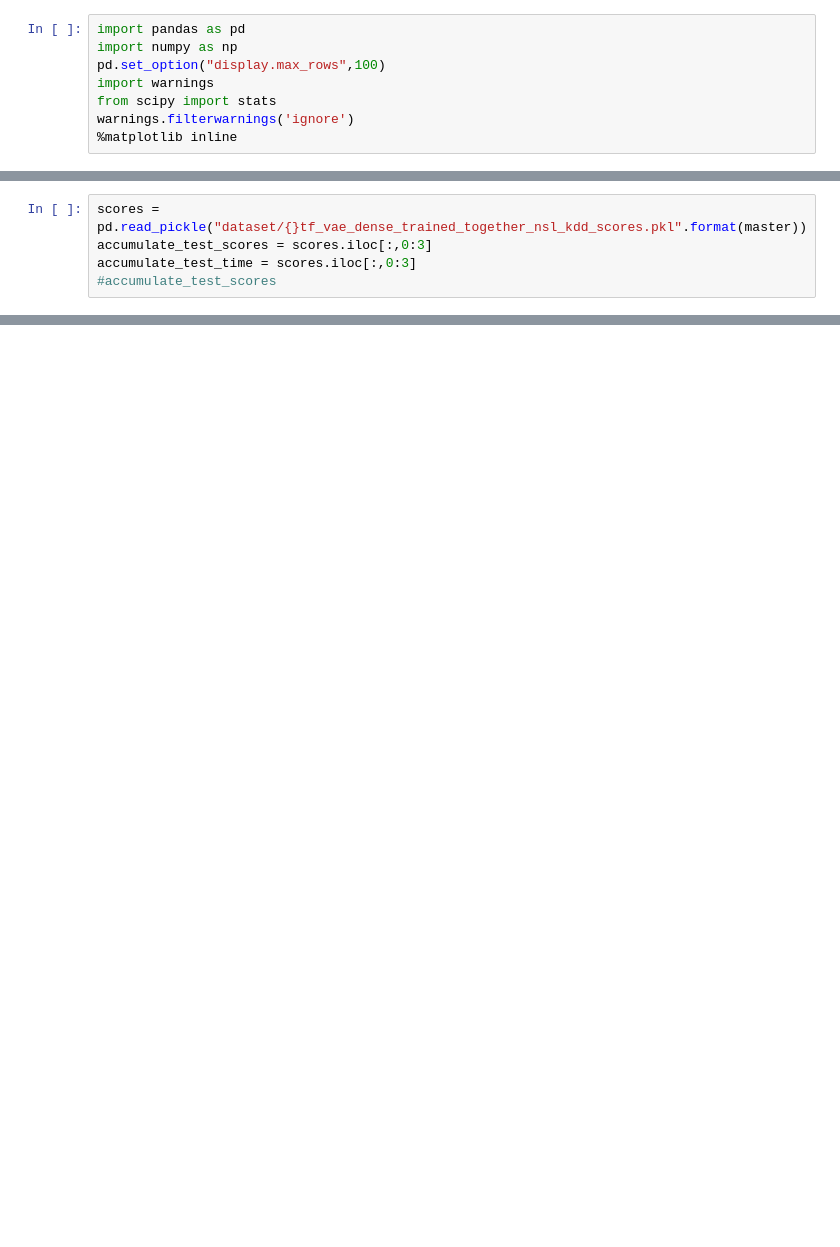
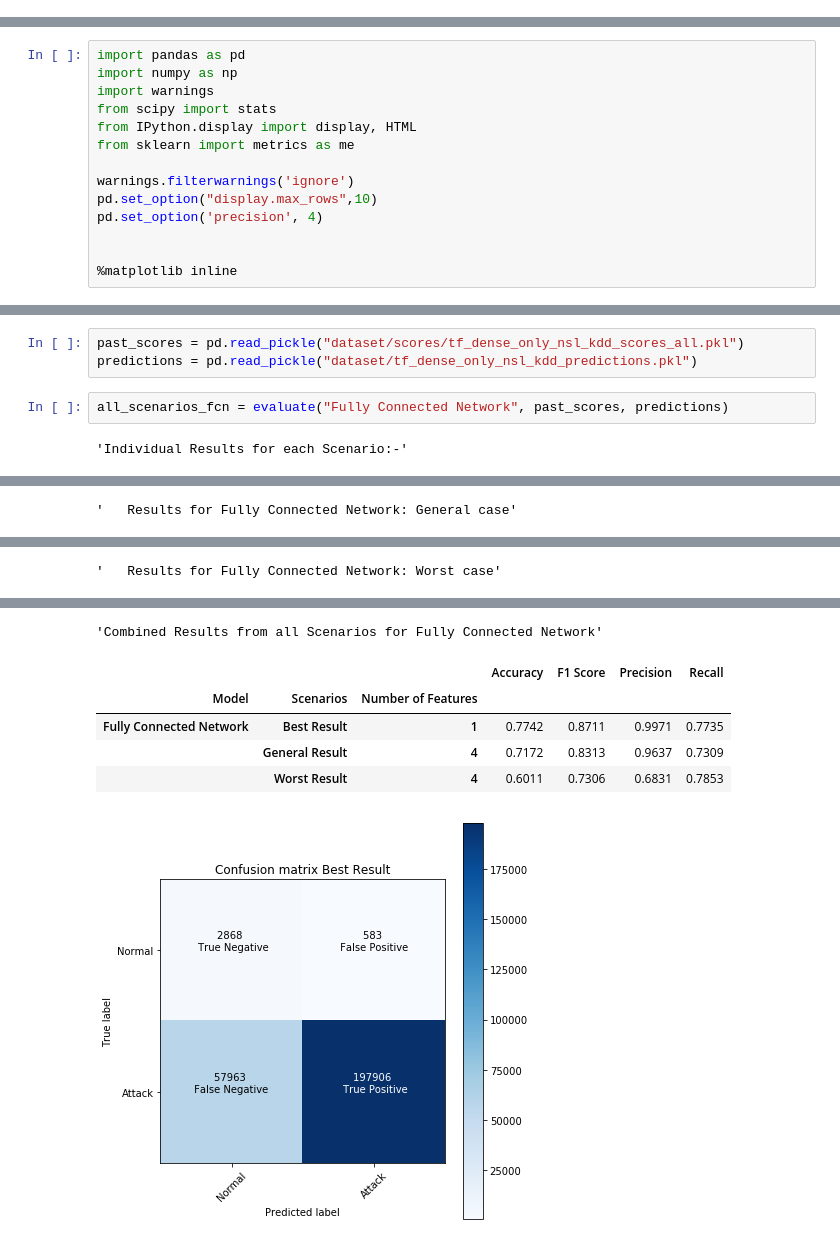
Before and after one commit to rkmalaiya/network_anomaly_detection_deep_learning, a Jupyter notebook: evaluate_scores.ipynb, the cells around one changed output, grey strips where cells are left out. Drawn from its saved outputs; the diff is of its cells as text; blank space fills up the shorter version.

Commit message:
Refactored evaluate_scores.ipynb

```diff
--- a/evaluate_scores.ipynb
+++ b/evaluate_scores.ipynb
@@ -3,8 +0,0 @@
-# %%
-import pandas as pd
-import numpy as np
-pd.set_option("display.max_rows",100)
-import warnings
-from scipy import stats
-warnings.filterwarnings('ignore')
-%matplotlib inline
@@ -78,5 +0,0 @@ def get_count(pred_value):
-# %%
-scores = pd.read_pickle("dataset/{}tf_vae_dense_trained_together_nsl_kdd_scores.pkl".format(master))
-accumulate_test_scores = scores.iloc[:,0:3]
-accumulate_test_time = scores.iloc[:,0:3]
-#accumulate_test_scores
@@ -293,0 +1,14 @@ accumulate_test_time.to_csv("dataset/{}time.csv".format(master))
+# %%
+import pandas as pd
+import numpy as np
+import warnings
+from scipy import stats
+from IPython.display import display, HTML
+from sklearn import metrics as me
+
+warnings.filterwarnings('ignore')
+pd.set_option("display.max_rows",10)
+pd.set_option('precision', 4)
+
+
+%matplotlib inline
@@ -293,0 +145,7 @@ accumulate_test_time.to_csv("dataset/{}time.csv".format(master))
+# %%
+past_scores = pd.read_pickle("dataset/scores/tf_dense_only_nsl_kdd_scores_all.pkl")
+predictions = pd.read_pickle("dataset/tf_dense_only_nsl_kdd_predictions.pkl")
+# %%
+all_scenarios_fcn = evaluate("Fully Connected Network", past_scores, predictions)
+# %% [output]
+'Individual Results for each Scenario:-'
@@ -293,0 +160 @@ accumulate_test_time.to_csv("dataset/{}time.csv".format(master))
+'   Results for Fully Connected Network: General case'
@@ -293,0 +168 @@ accumulate_test_time.to_csv("dataset/{}time.csv".format(master))
+'   Results for Fully Connected Network: Worst case'
@@ -293,0 +176,7 @@ accumulate_test_time.to_csv("dataset/{}time.csv".format(master))
+'Combined Results from all Scenarios for Fully Connected Network'
+|  |  |  | Accuracy | F1 Score | Precision | Recall |
+| Model | Scenarios | Number of Features |  |  |  |  |
+| Fully Connected Network | Best Result | 1 | 0.7742 | 0.8711 | 0.9971 | 0.7735 |
+|  | General Result | 4 | 0.7172 | 0.8313 | 0.9637 | 0.7309 |
+|  | Worst Result | 4 | 0.6011 | 0.7306 | 0.6831 | 0.7853 |
+[figure, added]
```
Also changed, not shown: parts of 40 cells of this notebook, 2 other files.
